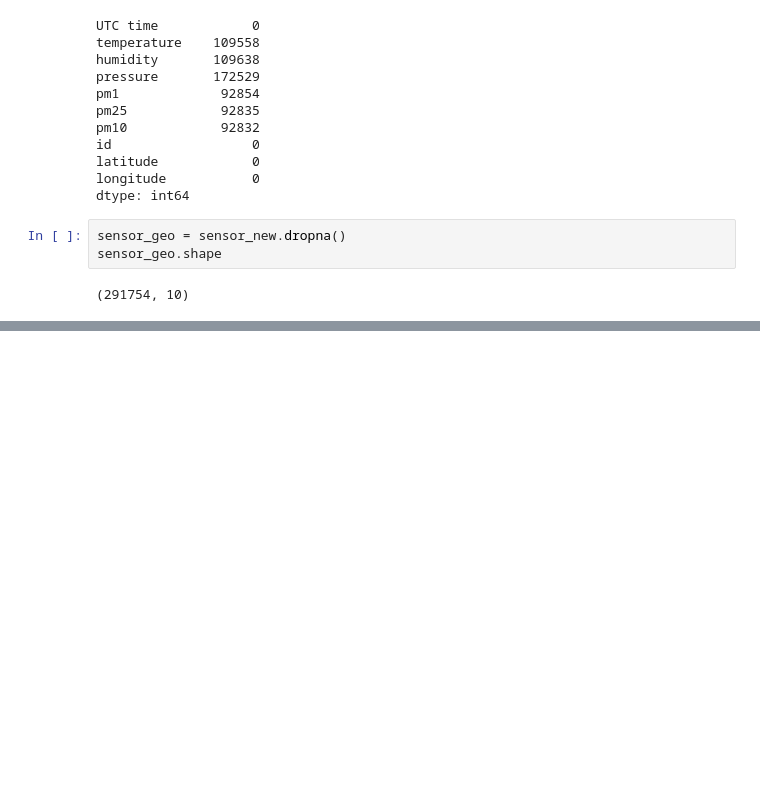
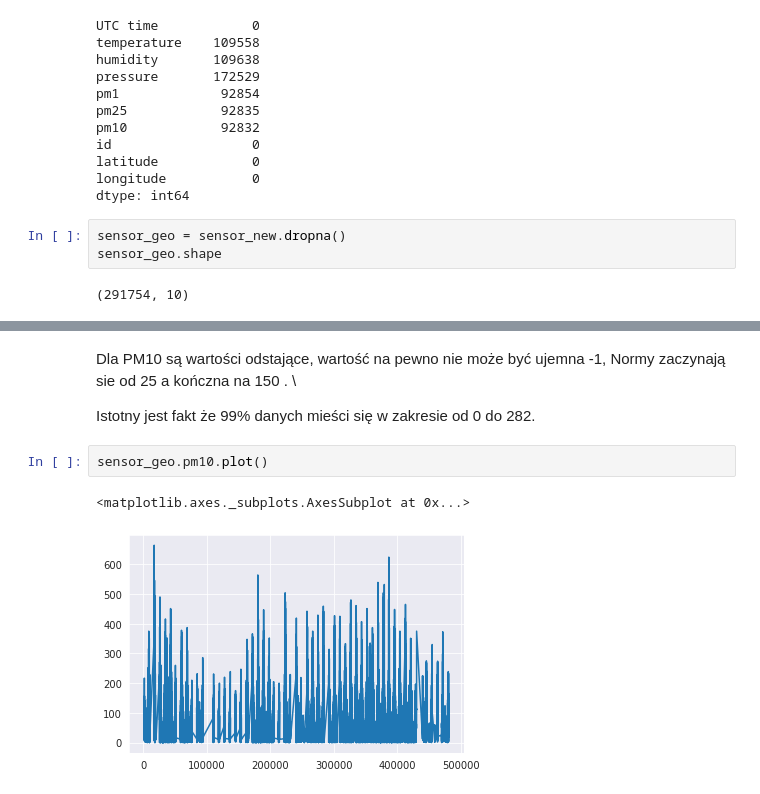
Before and after one commit to Joanna0512/smog_krakowski, a Jupyter notebook: smog_w_krakowie.ipynb, the cells around one changed output, grey strips where cells are left out. Drawn from its saved outputs; the diff is of its cells as text; blank space fills up the shorter version.

```diff
--- a/smog_w_krakowie.ipynb
+++ b/smog_w_krakowie.ipynb
@@ -303,0 +459,9 @@ sensor_geo.head()
+# %% [markdown]
+Dla PM10 są wartości odstające, wartość na pewno nie może być ujemna -1, Normy zaczynają sie od 25 a kończna na 150 . \
+
+Istotny jest fakt że 99% danych mieści się w zakresie od 0 do 282.
+# %%
+sensor_geo.pm10.plot()
+# %% [output]
+<matplotlib.axes._subplots.AxesSubplot at 0x...>
+[figure, added]
```
Also changed, not shown: parts of 42 cells of this notebook.
